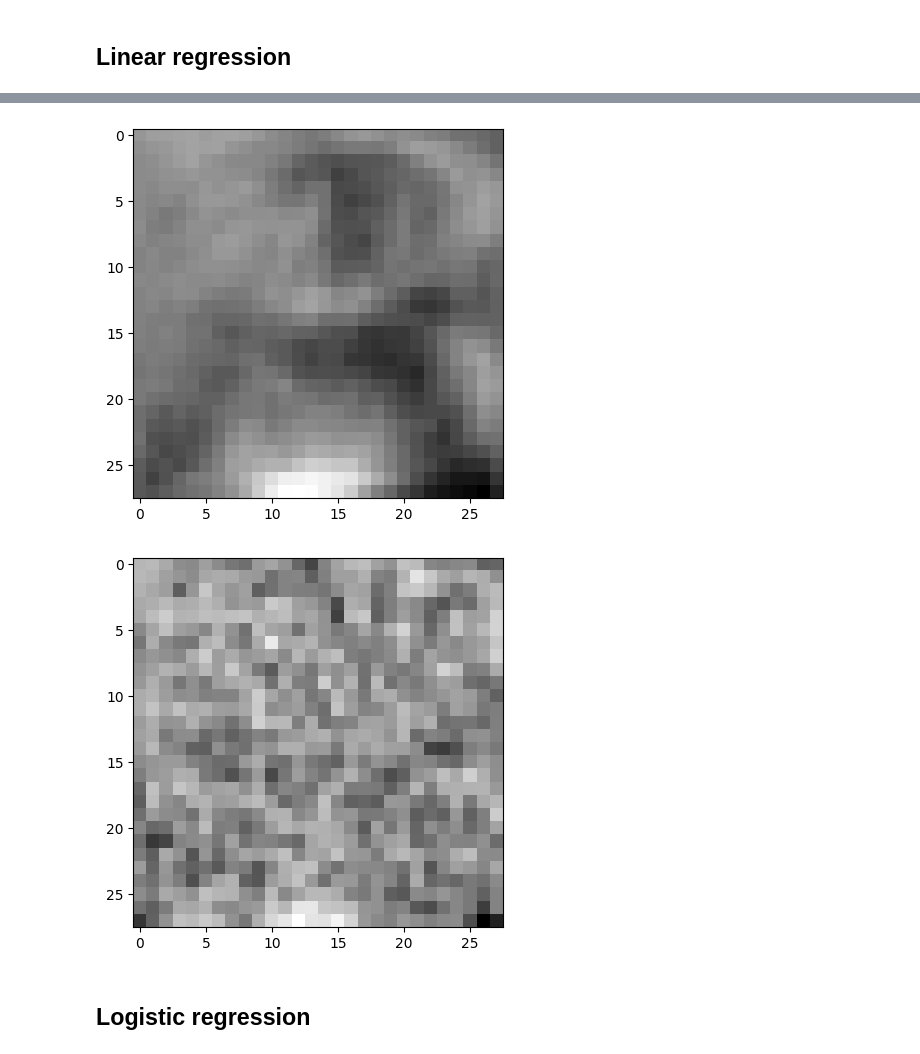
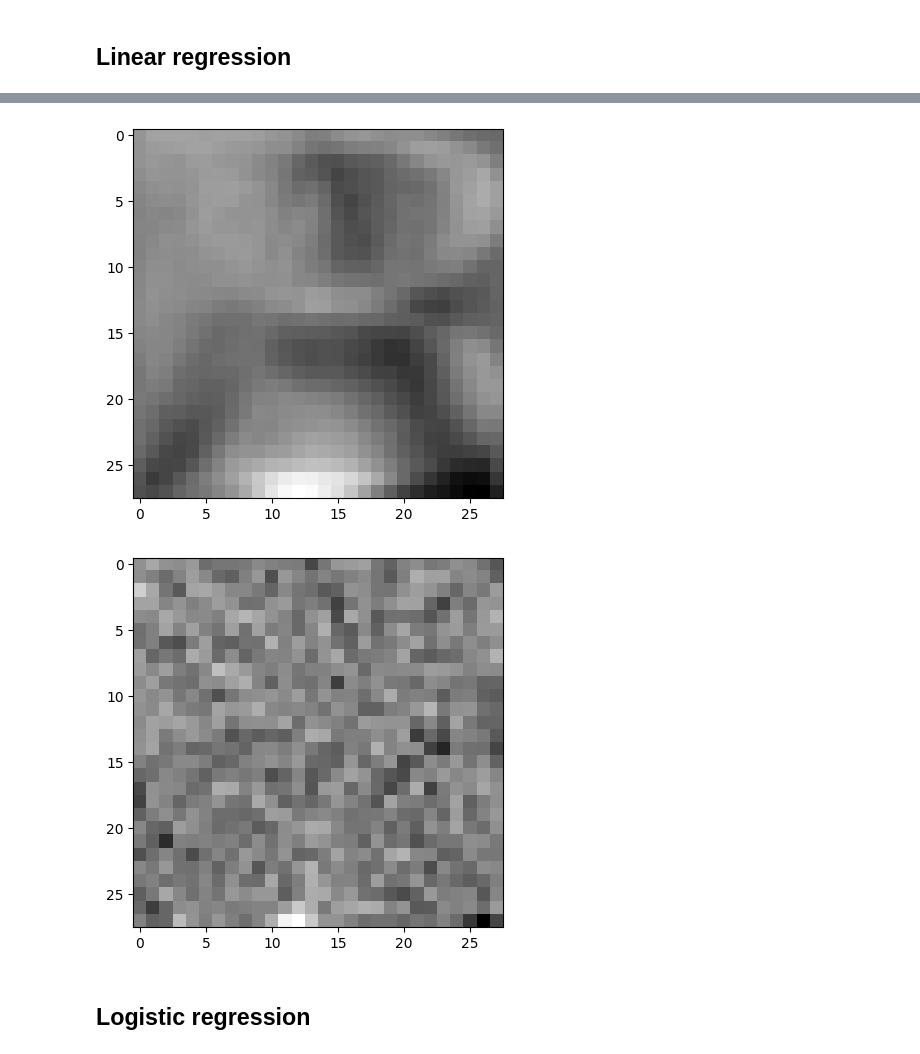
Before and after one commit to Hazdard/AppStat, a Jupyter notebook: DM_1/Sacha-Ben-Arous-DM1.ipynb, the cells around one changed output, grey strips where cells are left out. Cells and saved outputs as stored; diff of their text form; code cells hidden in the pictures.

```diff
--- a/DM_1/Sacha-Ben-Arous-DM1.ipynb
+++ b/DM_1/Sacha-Ben-Arous-DM1.ipynb
@@ -64,3 +69,3 @@ def test_risk(theta):
 # %%
 def grad_emp_risk(theta):
-    return -2*X_train.T@(Y_train-X_train@theta)/n_small
+    return -2*X_train_lin.T@(Y_train-X_train_lin@theta)/n_small
@@ -68,7 +85,7 @@ def grad_emp_risk(theta):
 T_gd = 100
 emp_risks_gd = np.zeros(T_gd)
 test_risks_gd = np.zeros(T_gd)
-theta_gd = np.zeros(X_train.shape[1])
+theta_gd = np.zeros(X_train_lin.shape[1])
 gamma = 0.003
 for t in range(T_gd):
     emp_risks_gd[t] = emp_risk(theta_gd)
@@ -76,13 +93,13 @@ for t in range(T_gd):
     theta_gd -= gamma*grad_emp_risk(theta_gd)
 # %%
 def grad_sto(theta,i):
-    return -2*(Y_train[i%n_small]-X_train[i%n_small]@theta)*X_train[i%n_small]
+    return -2*(Y_train[i%n_small]-X_train_lin[i%n_small]@theta)*X_train_lin[i%n_small]
 # %%
 T_sgd = T_gd*n_small
 T_test_period = 500
 emp_risks_sgd = np.zeros(int(T_sgd/T_test_period)+1)
 test_risks_sgd = np.zeros(int(T_sgd/T_test_period)+1)
-theta_sgd = np.zeros(X_train.shape[1])
+theta_sgd = np.zeros(X_train_lin.shape[1])
 gamma = 0.00005
 for t in range(T_sgd):
     if t%T_test_period == 0:
@@ -105,11 +122,11 @@ plt.show()
 # %%
-plt.imshow(np.reshape(theta_gd,(28,28)), cmap='binary')
+plt.imshow(np.reshape((theta_gd[1:]+theta_gd[0]),(28,28)), cmap='binary')
 plt.show()
-plt.imshow(np.reshape(theta_sgd,(28,28)), cmap='binary')
+plt.imshow(np.reshape((theta_sgd[1:]+theta_sgd[0]),(28,28)), cmap='binary')
 plt.show()
 # %% [output]
 [figure]
-[figure, old version]
+[figure, new version]
 # %% [markdown]
 Logistic regression
 -----------------------------------
```
Also changed, not shown: parts of 11 cells of this notebook.
